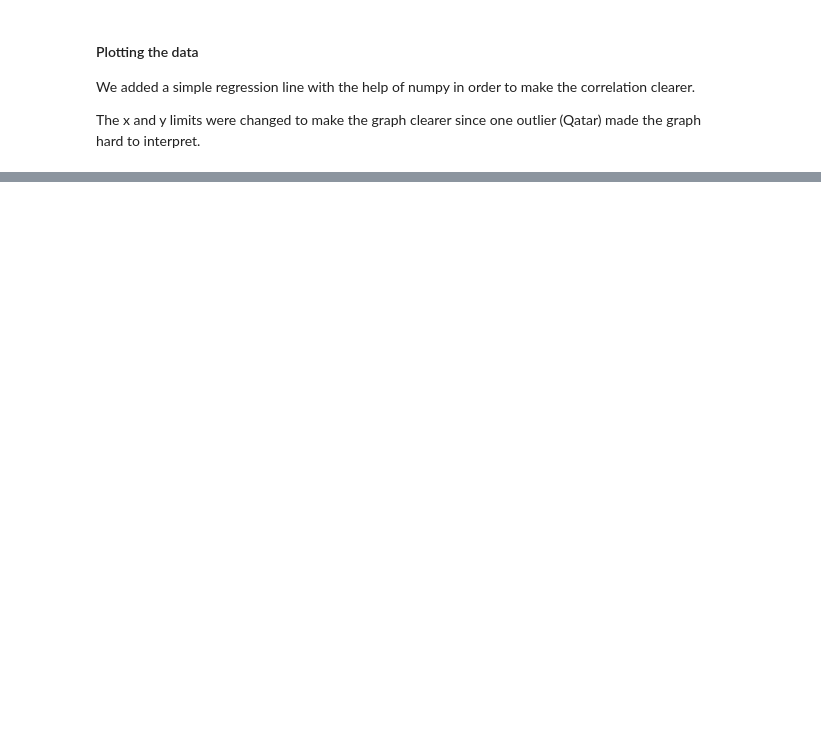
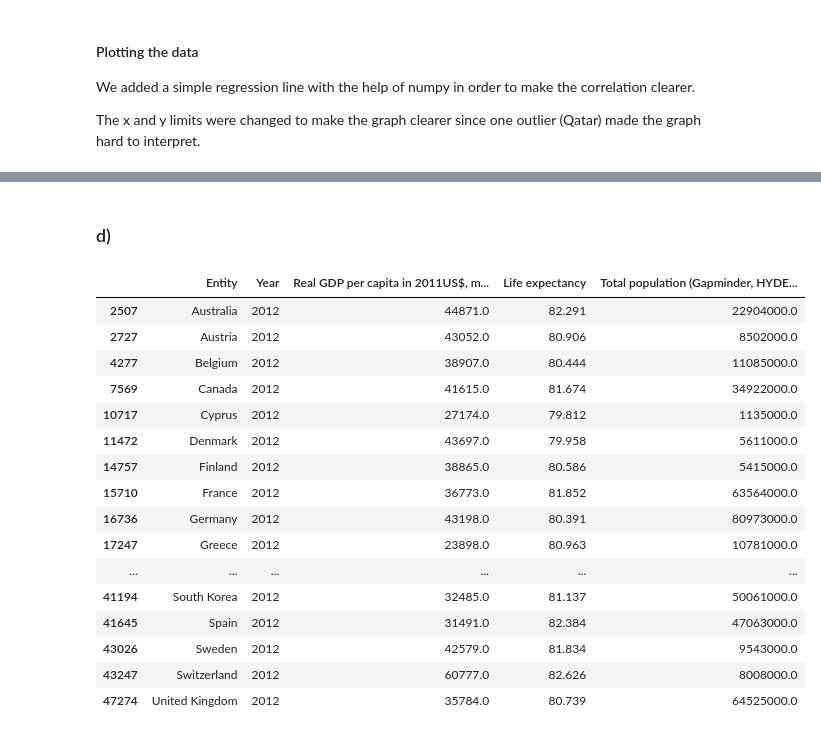
Before and after one commit to ponbac/AI-course, a Jupyter notebook: assignment1.ipynb, the cells around one changed output, grey strips where cells are left out. Saved outputs shown, nothing was run; the diff lists cells and outputs as text; code cells hidden in the pictures; blank space fills up the shorter version.

```diff
--- a/assignment1.ipynb
+++ b/assignment1.ipynb
@@ -69,0 +80,29 @@ Text(0, 0.5, 'Life expectancy')
+# %% [markdown]
+### d)
+# %%
+# Calculating the standard deviation and mean of the life expectancy
+sd = np.std(gdp2012['Life expectancy'])
+mean = np.mean(gdp2012['Life expectancy'])
+
+# Selecting all the rows where the life expectancy is higher than one standard deviation above the mean
+countries_above_one_sd = gdp2012[gdp2012['Life expectancy'] > (mean + sd)]
+
+countries_above_one_sd
+# %% [output]
+|  | Entity | Year | Real GDP per capita in 2011US$, m... | Life expectancy | Total population (Gapminder, HYDE... |
+| 2507 | Australia | 2012 | 44871.0 | 82.291 | 22904000.0 |
+| 2727 | Austria | 2012 | 43052.0 | 80.906 | 8502000.0 |
+| 4277 | Belgium | 2012 | 38907.0 | 80.444 | 11085000.0 |
+| 7569 | Canada | 2012 | 41615.0 | 81.674 | 34922000.0 |
+| 10717 | Cyprus | 2012 | 27174.0 | 79.812 | 1135000.0 |
+| 11472 | Denmark | 2012 | 43697.0 | 79.958 | 5611000.0 |
+| 14757 | Finland | 2012 | 38865.0 | 80.586 | 5415000.0 |
+| 15710 | France | 2012 | 36773.0 | 81.852 | 63564000.0 |
+| 16736 | Germany | 2012 | 43198.0 | 80.391 | 80973000.0 |
+| 17247 | Greece | 2012 | 23898.0 | 80.963 | 10781000.0 |
+| ... | ... | ... | ... | ... | ... |
+| 41194 | South Korea | 2012 | 32485.0 | 81.137 | 50061000.0 |
+| 41645 | Spain | 2012 | 31491.0 | 82.384 | 47063000.0 |
+| 43026 | Sweden | 2012 | 42579.0 | 81.834 | 9543000.0 |
+| 43247 | Switzerland | 2012 | 60777.0 | 82.626 | 8008000.0 |
+| 47274 | United Kingdom | 2012 | 35784.0 | 80.739 | 64525000.0 |
```
Also changed, not shown: parts of 12 cells of this notebook, 1 other file.
